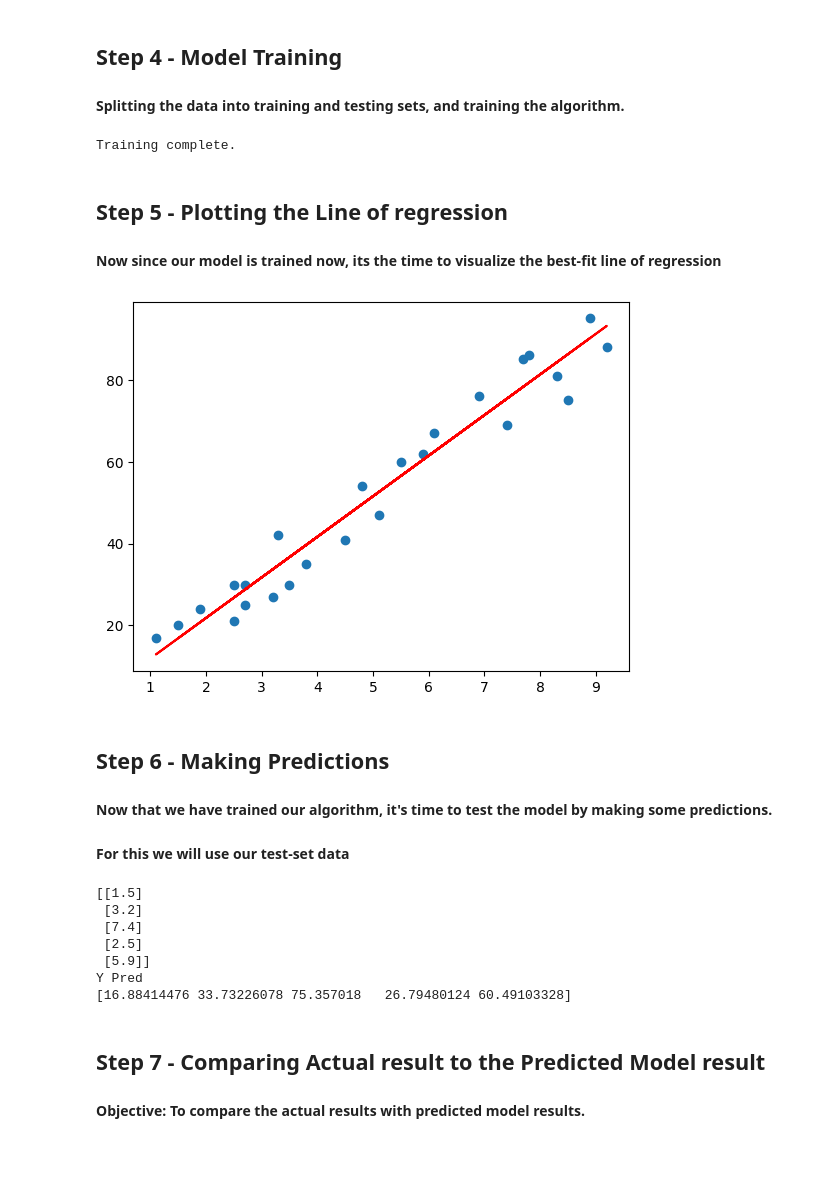
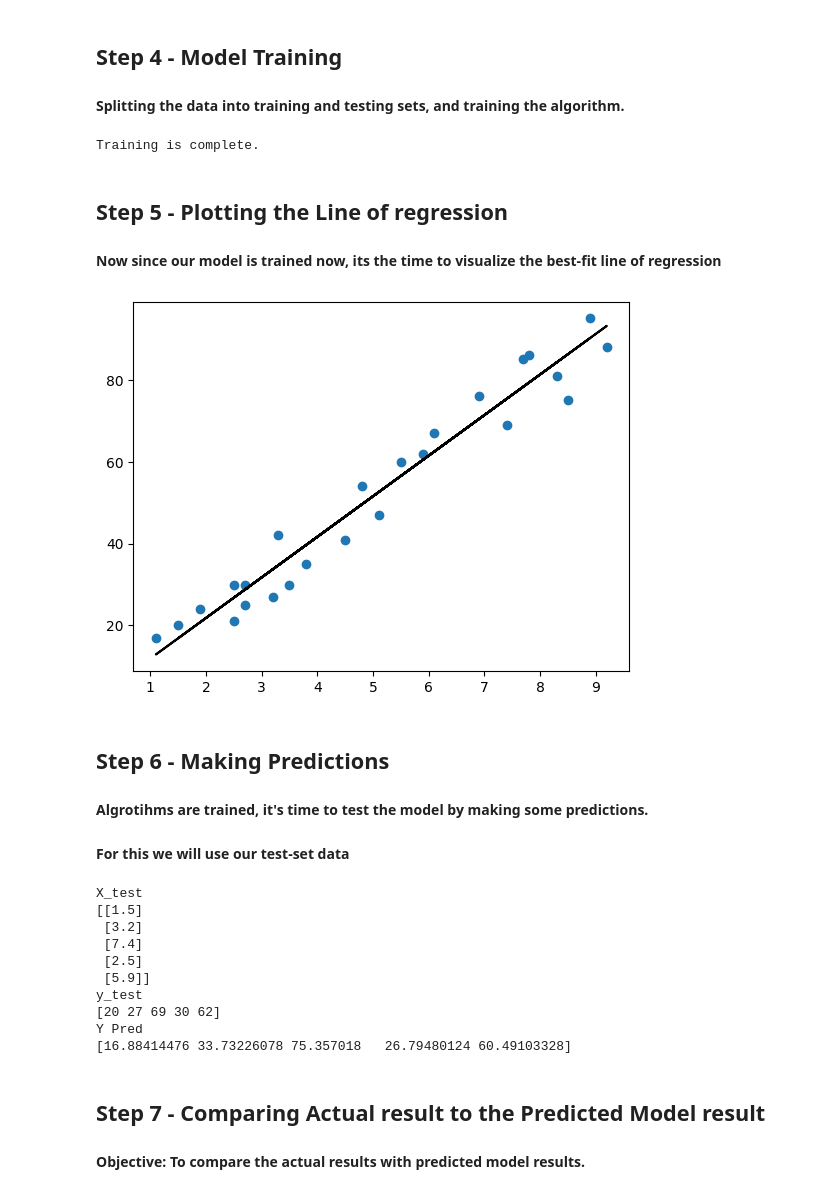
Before and after one commit to tanzil7/The-Spark-Foundation-Internship, a Jupyter notebook: Task1.ipynb, the cells around one changed output. Saved outputs shown, nothing was run; the diff lists cells and outputs as text; code cells hidden in the pictures; blank space fills up the shorter version.

```diff
--- a/Task1.ipynb
+++ b/Task1.ipynb
@@ -70,9 +75,9 @@ X_train, X_test, y_train, y_test = train_test_split(X, y, test_size=0.2, random_
 regressor = LinearRegression()
 regressor.fit(X_train.reshape(-1,1), y_train)
 
-print("Training complete.")
+print("Training is complete.")
 # %% [output]
-Training complete.
+Training is complete.
 # %% [markdown]
 ## Step 5 - Plotting the Line of regression
 
@@ -80,30 +85,37 @@ Training complete.
 # %%
 line = regressor.coef_*X+regressor.intercept_
 
 # Plotting for the test data
 plt.scatter(X, y)
-plt.plot(X, line,color='red')
+plt.plot(X, line,color='black')
 plt.show()
 # %% [output]
-[figure, old version]
+[figure, new version]
 # %% [markdown]
 ## Step 6 - Making Predictions
 
-#### Now that we have trained our algorithm, it's time to test the model by making some predictions.
+#### Algrotihms are trained, it's time to test the model by making some predictions.
 #### For this we will use our test-set data
 # %%
+print("X_test")
 print(X_test)
+
+print("y_test")
+print(y_test)
 
 y_pred = regressor.predict(X_test)
 
 print("Y Pred")
 print(y_pred)
 # %% [output]
+X_test
 [[1.5]
  [3.2]
  [7.4]
  [2.5]
  [5.9]]
+y_test
+[20 27 69 30 62]
 Y Pred
 [16.88414476 33.73226078 75.357018   26.79480124 60.49103328]
 # %% [markdown]
```
Also changed, not shown: parts of 7 cells of this notebook.
